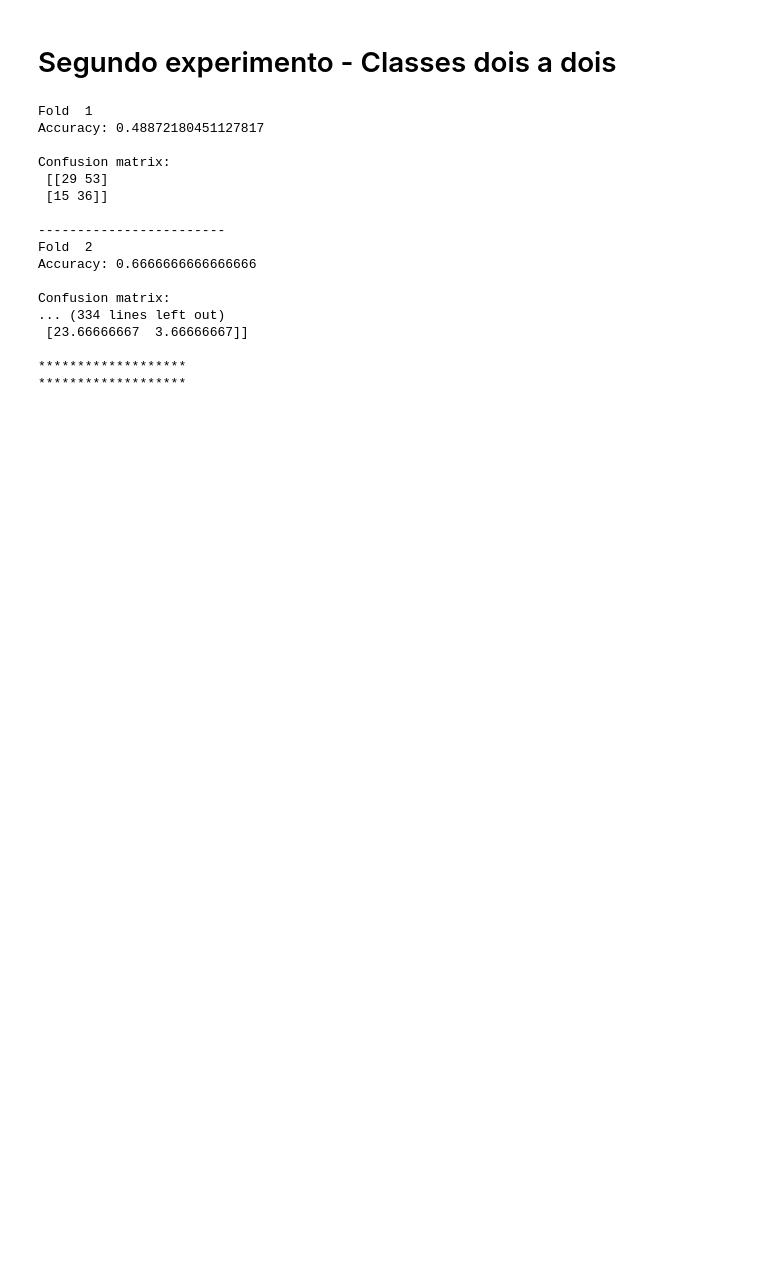
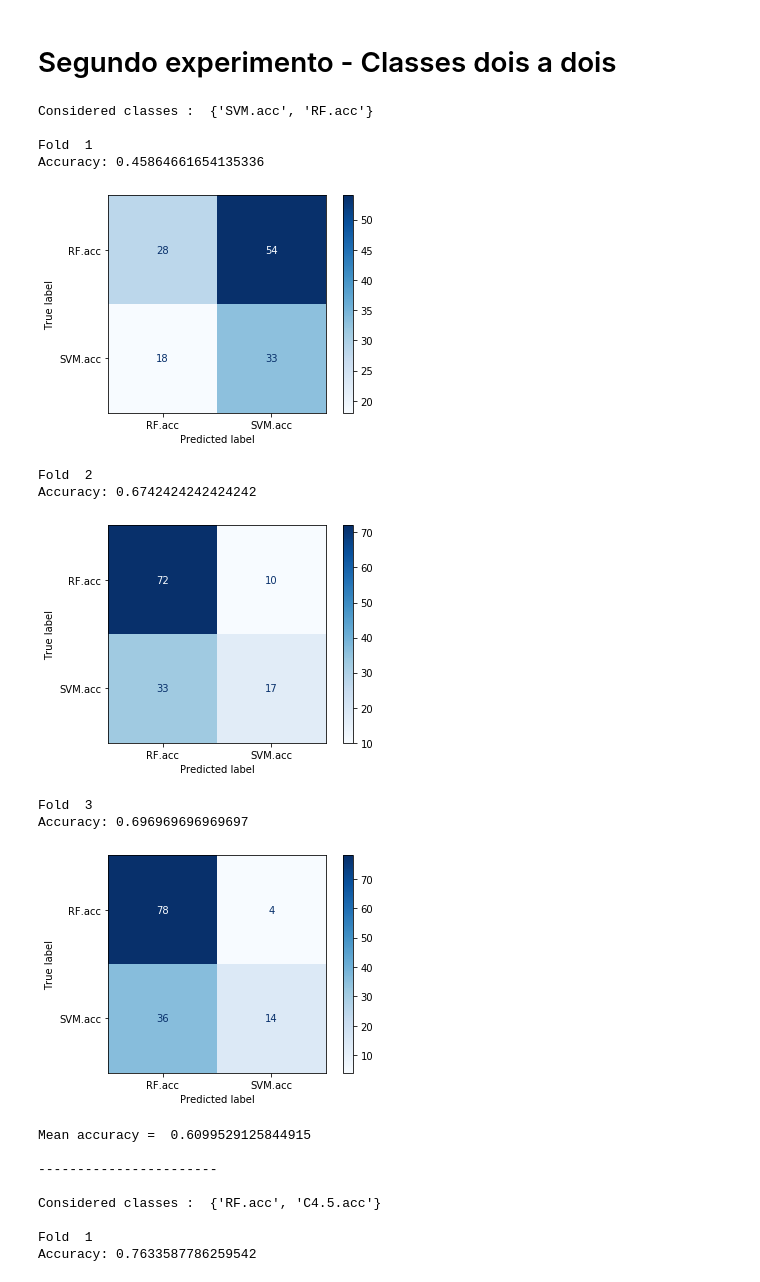
Before and after one commit to maffei2443/fsi-seminarios, a Jupyter notebook: Experimentos_manu/Presentation.ipynb, the cells around one changed output. Drawn from its saved outputs; the diff is of its cells as text; code cells hidden in the pictures; blank space fills up the shorter version.

```diff
--- a/Experimentos_manu/Presentation.ipynb
+++ b/Experimentos_manu/Presentation.ipynb
@@ -142,7 +158,6 @@ comb_to_drop = list(combinations(ALL_ACC, r=3))
 raw = pd.read_csv('meta-base.csv')
 
 classifiers_list = []
-matrix_list = []
 acc_mean_list = []
 
 #para cada combinação de 3 colunas, dropa essas 3 deixando 2 colunas para o problema de classificação
@@ -155,59 +170,58 @@ for to_drop in comb_to_drop:
     rfc = RandomForestClassifier(n_estimators=200)
     X = data.drop('Class', axis=1)
     y = data['Class']
     k = 0
     n_splits = 3
     skf = StratifiedKFold(n_splits=n_splits)
     acc = 0
     acc_sum = 0
-    sum_matrix = None
     classifiers_list.append([])
-    matrix_list.append([])
+    print("Considered classes : ", considered_classes, "\n")
     for train_index, test_index in skf.split(X, y):
         k += 1
         print("Fold ", k)
         rfc.fit(X.loc[train_index, :], y.loc[train_index])
         y_pred = rfc.predict(X.loc[test_index, :], )
 
         #avaliação da predição
 
         #acurácia
         acc = accuracy_score(y_true=y.loc[test_index], y_pred=y_pred)
         acc_sum += acc
         print(f"Accuracy: {acc} \n")
 
         #matriz de confusão
-        conf_matrix = confusion_matrix(y_true=y.loc[test_index], y_pred=y_pred)
-        sum_matrix = sum_matrix + conf_matrix if not isinstance(sum_matrix, type(None))  else conf_matrix
-        matrix_list[-1].append(conf_matrix)
-        print(f"Confusion matrix:\n {matrix_list[-1][-1]} \n")
+        disp = plot_confusion_matrix(rfc, X.loc[test_index, :], y.loc[test_index],
+                                 display_labels=None,
+                                 cmap=plt.cm.Blues,
+                                 normalize=None)
+        plt.show()
+        print("\n \n")
+
+        classifiers_list[-1].append(rfc)
 
 
-        classifiers_list[-1].append(rfc)
-        print("------------------------")
 
-    #printa as médias das medidas tiradas nos 10 folds
-    print("------------------------")
-    print("Considered classes : ", considered_classes, "\n")
     print("Mean accuracy = ", acc_sum / n_splits, "\n")
     acc_mean_list.append(acc_sum / n_splits)
-    print("Mean confusion matrix):\n ", sum_matrix / n_splits, "\n")
-    print("******************* \n*******************")
+    print("-----------------------\n")
 # %% [output]
+Considered classes :  {'SVM.acc', 'RF.acc'}
+
 Fold  1
-Accuracy: 0.48872180451127817
-
-Confusion matrix:
- [[29 53]
- [15 36]]
-
-------------------------
-Fold  2
-Accuracy: 0.6666666666666666
-
-Confusion matrix:
-... (334 lines left out)
- [23.66666667  3.66666667]]
-
-*******************
-*******************
+Accuracy: 0.45864661654135336
+[figure, added]
+Fold  2
+Accuracy: 0.6742424242424242
+[figure, added]
+Fold  3
+Accuracy: 0.696969696969697
+[figure, added]
+Mean accuracy =  0.6099529125844915
+
+-----------------------
+
+Considered classes :  {'RF.acc', 'C4.5.acc'}
+
+Fold  1
+Accuracy: 0.7633587786259542
```
Also changed, not shown: parts of 3 cells of this notebook.
